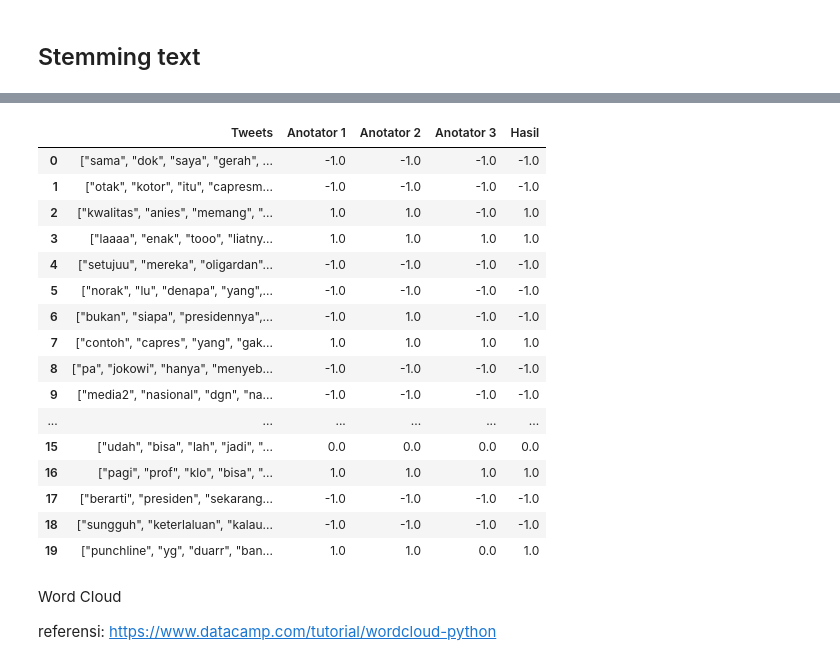
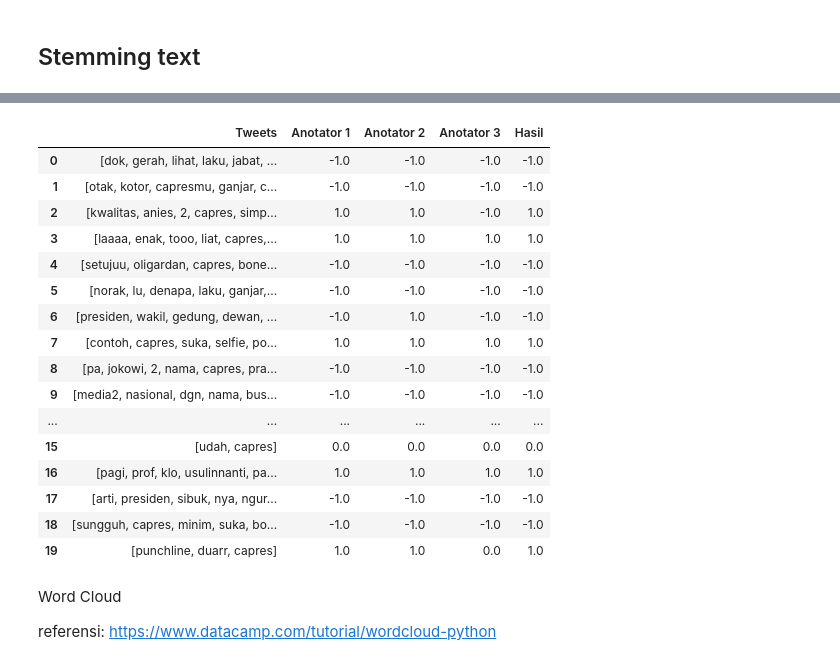
Before and after one commit to fhinnn/Twitter_crawl, a Jupyter notebook: notebook/Textprocessing_Data.ipynb, the cells around one changed output, grey strips where cells are left out. Saved outputs shown, nothing was run; the diff lists cells and outputs as text; code cells hidden in the pictures.

Commit message:
feat: add wordcloud filtering

```diff
--- a/notebook/Textprocessing_Data.ipynb
+++ b/notebook/Textprocessing_Data.ipynb
@@ -128,9 +141,13 @@ df_pemilu[["Tweets", "Anotator 1", "Anotator 2", "Anotator 3", "Hasil"]].head(20
+# %%
+# filter kata penghubung, tambahan ke dalam list
+additional_stopwords = ["dan", "atau", "juga", "serta", "sebagai", "yang", "yg", "banget", "gak"]
+stopwords.extend(additional_stopwords)
 # %%
 def stem_text(tokens):
     factory = StemmerFactory()
     stemmer = factory.create_stemmer()
-    stemmed_tokens = [f'"{stemmer.stem(token)}"' for token in tokens]
-    filtered_tokens = [token for token in stemmed_tokens if token.lower() not in stopwords]  # Stopword removal
+    stemmed_tokens = [stemmer.stem(token) for token in tokens]
+    filtered_tokens = [token for token in stemmed_tokens if token.lower() not in stopwords]
     return filtered_tokens
 # %%
 df_pemilu_subset = df_pemilu.head(20).copy()
@@ -138,23 +158,23 @@ df_pemilu_subset['Tweets'] = df_pemilu_subset['Tweets'].apply(stem_text)
 # %%
-df_pemilu[["Tweets", "Anotator 1", "Anotator 2", "Anotator 3", "Hasil"]].head(20)
+df_pemilu_subset[["Tweets", "Anotator 1", "Anotator 2", "Anotator 3", "Hasil"]].head(20)
 # %% [output]
 |  | Tweets | Anotator 1 | Anotator 2 | Anotator 3 | Hasil |
-| 0 | ["sama", "dok", "saya", "gerah", ... | -1.0 | -1.0 | -1.0 | -1.0 |
-| 1 | ["otak", "kotor", "itu", "capresm... | -1.0 | -1.0 | -1.0 | -1.0 |
-| 2 | ["kwalitas", "anies", "memang", "... | 1.0 | 1.0 | -1.0 | 1.0 |
-| 3 | ["laaaa", "enak", "tooo", "liatny... | 1.0 | 1.0 | 1.0 | 1.0 |
-| 4 | ["setujuu", "mereka", "oligardan"... | -1.0 | -1.0 | -1.0 | -1.0 |
-| 5 | ["norak", "lu", "denapa", "yang",... | -1.0 | -1.0 | -1.0 | -1.0 |
-| 6 | ["bukan", "siapa", "presidennya",... | -1.0 | 1.0 | -1.0 | -1.0 |
-| 7 | ["contoh", "capres", "yang", "gak... | 1.0 | 1.0 | 1.0 | 1.0 |
-| 8 | ["pa", "jokowi", "hanya", "menyeb... | -1.0 | -1.0 | -1.0 | -1.0 |
-| 9 | ["media2", "nasional", "dgn", "na... | -1.0 | -1.0 | -1.0 | -1.0 |
+| 0 | [dok, gerah, lihat, laku, jabat, ... | -1.0 | -1.0 | -1.0 | -1.0 |
+| 1 | [otak, kotor, capresmu, ganjar, c... | -1.0 | -1.0 | -1.0 | -1.0 |
+| 2 | [kwalitas, anies, 2, capres, simp... | 1.0 | 1.0 | -1.0 | 1.0 |
+| 3 | [laaaa, enak, tooo, liat, capres,... | 1.0 | 1.0 | 1.0 | 1.0 |
+| 4 | [setujuu, oligardan, capres, bone... | -1.0 | -1.0 | -1.0 | -1.0 |
+| 5 | [norak, lu, denapa, laku, ganjar,... | -1.0 | -1.0 | -1.0 | -1.0 |
+| 6 | [presiden, wakil, gedung, dewan, ... | -1.0 | 1.0 | -1.0 | -1.0 |
+| 7 | [contoh, capres, suka, selfie, po... | 1.0 | 1.0 | 1.0 | 1.0 |
+| 8 | [pa, jokowi, 2, nama, capres, pra... | -1.0 | -1.0 | -1.0 | -1.0 |
+| 9 | [media2, nasional, dgn, nama, bus... | -1.0 | -1.0 | -1.0 | -1.0 |
 | ... | ... | ... | ... | ... | ... |
-| 15 | ["udah", "bisa", "lah", "jadi", "... | 0.0 | 0.0 | 0.0 | 0.0 |
-| 16 | ["pagi", "prof", "klo", "bisa", "... | 1.0 | 1.0 | 1.0 | 1.0 |
-| 17 | ["berarti", "presiden", "sekarang... | -1.0 | -1.0 | -1.0 | -1.0 |
-| 18 | ["sungguh", "keterlaluan", "kalau... | -1.0 | -1.0 | -1.0 | -1.0 |
-| 19 | ["punchline", "yg", "duarr", "ban... | 1.0 | 1.0 | 0.0 | 1.0 |
+| 15 | [udah, capres] | 0.0 | 0.0 | 0.0 | 0.0 |
+| 16 | [pagi, prof, klo, usulinnanti, pa... | 1.0 | 1.0 | 1.0 | 1.0 |
+| 17 | [arti, presiden, sibuk, nya, ngur... | -1.0 | -1.0 | -1.0 | -1.0 |
+| 18 | [sungguh, capres, minim, suka, bo... | -1.0 | -1.0 | -1.0 | -1.0 |
+| 19 | [punchline, duarr, capres] | 1.0 | 1.0 | 0.0 | 1.0 |
 # %% [markdown]
 Word Cloud
 
```
Also changed, not shown: parts of 22 cells of this notebook.
